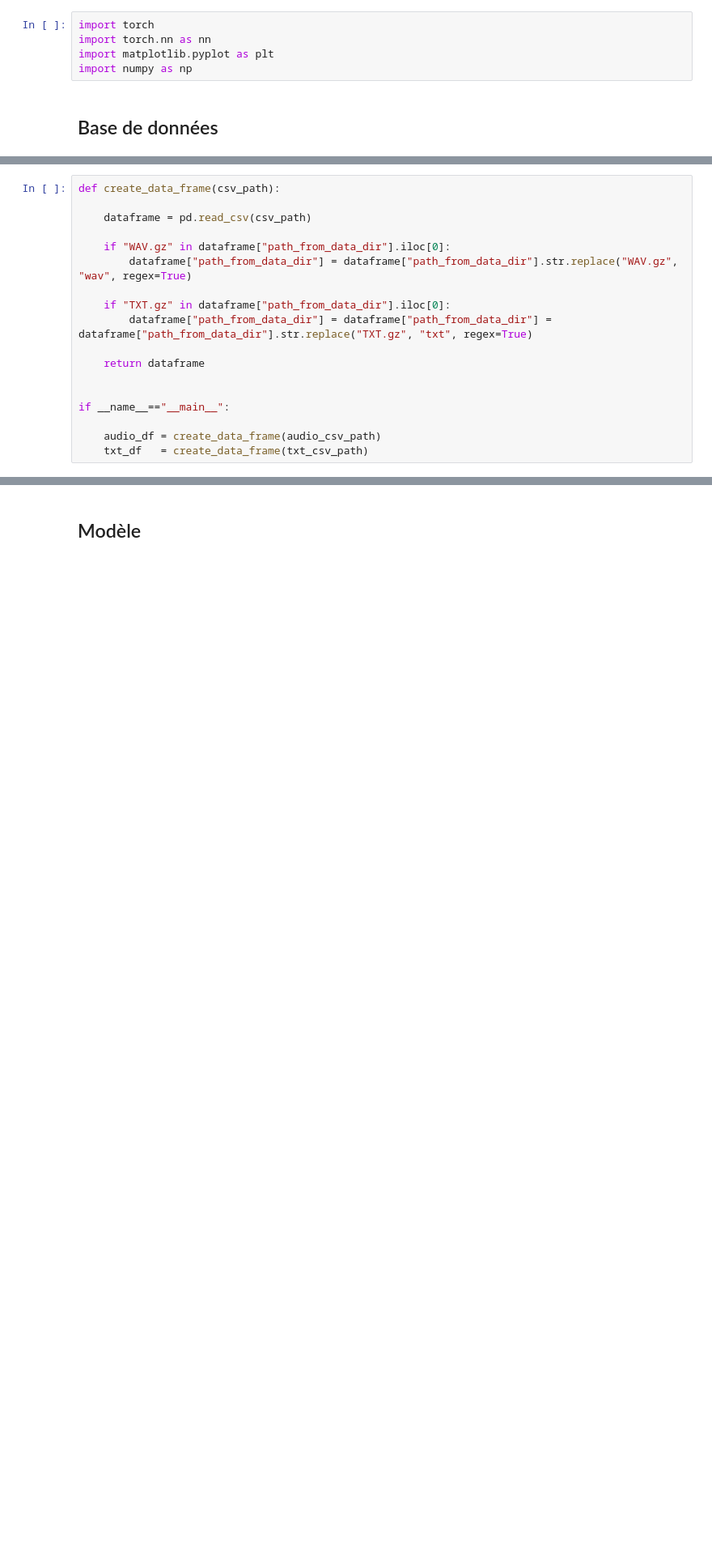
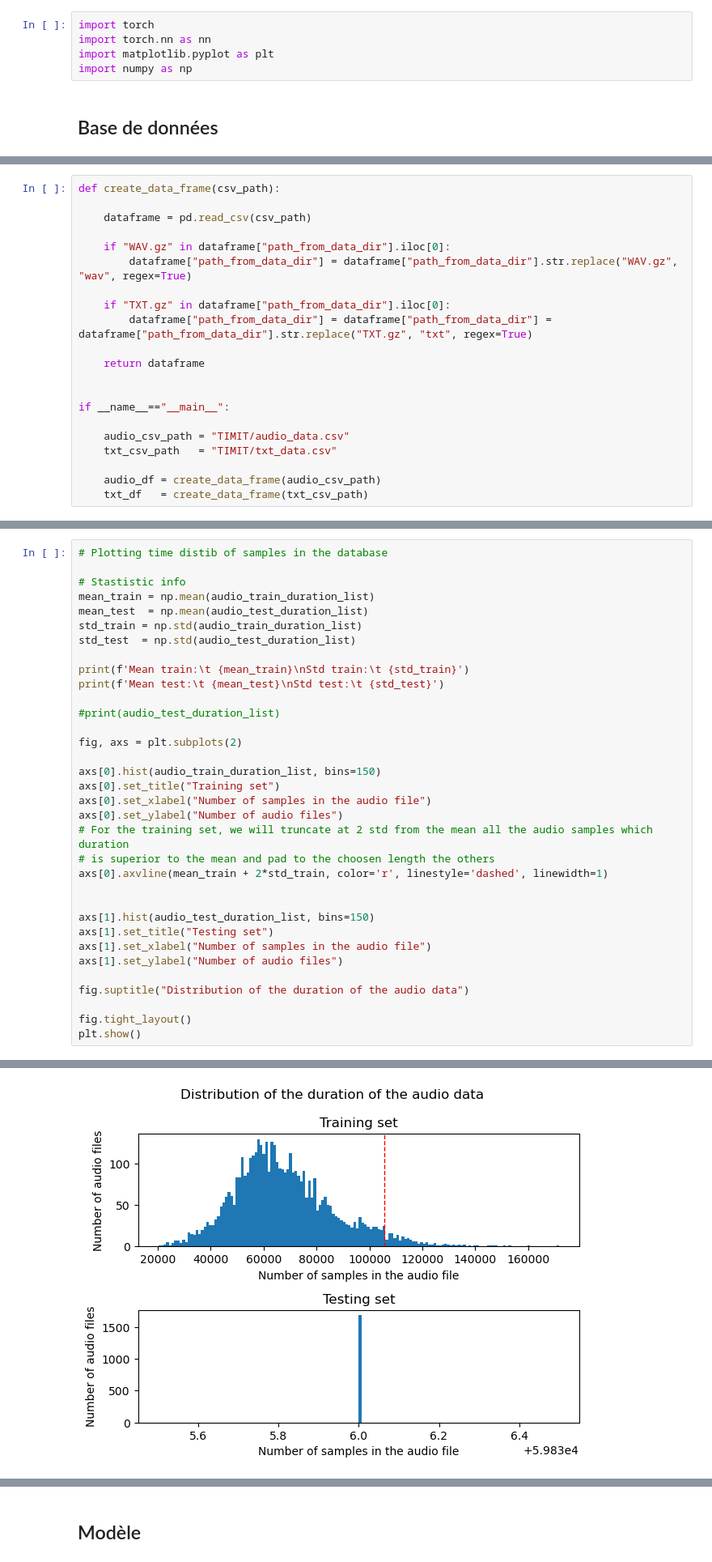
Before and after one commit to dldou/End-to-end-speech-recognition, a Jupyter notebook: End_to_end_speech_recognition.ipynb, the cells around one changed output, grey strips where cells are left out. Shown: that part at 81% size. Saved outputs shown, nothing was run; the diff lists cells and outputs as text; blank space fills up the shorter version.

```diff
--- a/End_to_end_speech_recognition.ipynb
+++ b/End_to_end_speech_recognition.ipynb
@@ -175,5 +160,8 @@ def create_data_frame(csv_path):
 
 if __name__=="__main__":
 
+    audio_csv_path = "TIMIT/audio_data.csv"
+    txt_csv_path   = "TIMIT/txt_data.csv"
+
     audio_df = create_data_frame(audio_csv_path)
     txt_df   = create_data_frame(txt_csv_path)
@@ -197,0 +210,35 @@ Name: path_from_data_dir, Length: 6300, dtype: object
+# %%
+# Plotting time distib of samples in the database
+
+# Stastistic info
+mean_train = np.mean(audio_train_duration_list)
+mean_test  = np.mean(audio_test_duration_list)
+std_train = np.std(audio_train_duration_list)
+std_test  = np.std(audio_test_duration_list)
+
+print(f'Mean train:\t {mean_train}\nStd train:\t {std_train}')
+print(f'Mean test:\t {mean_test}\nStd test:\t {std_test}')
+
+#print(audio_test_duration_list)
+
+fig, axs = plt.subplots(2)
+
+axs[0].hist(audio_train_duration_list, bins=150)
+axs[0].set_title("Training set")
+axs[0].set_xlabel("Number of samples in the audio file")
+axs[0].set_ylabel("Number of audio files")
+# For the training set, we will truncate at 2 std from the mean all the audio samples which duration
+# is superior to the mean and pad to the choosen length the others
+axs[0].axvline(mean_train + 2*std_train, color='r', linestyle='dashed', linewidth=1)
+
+
+axs[1].hist(audio_test_duration_list, bins=150)
+axs[1].set_title("Testing set")
+axs[1].set_xlabel("Number of samples in the audio file")
+axs[1].set_ylabel("Number of audio files")
+
+fig.suptitle("Distribution of the duration of the audio data")
+
+fig.tight_layout()
+plt.show()
+# %% [output]
@@ -197,0 +249 @@ Name: path_from_data_dir, Length: 6300, dtype: object
+[figure, added]
```
Also changed, not shown: parts of 13 cells of this notebook.
